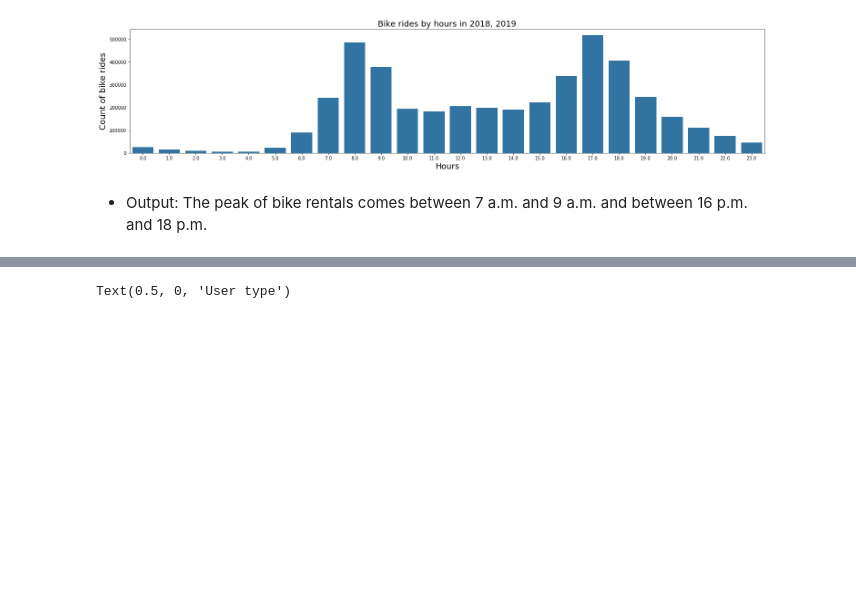
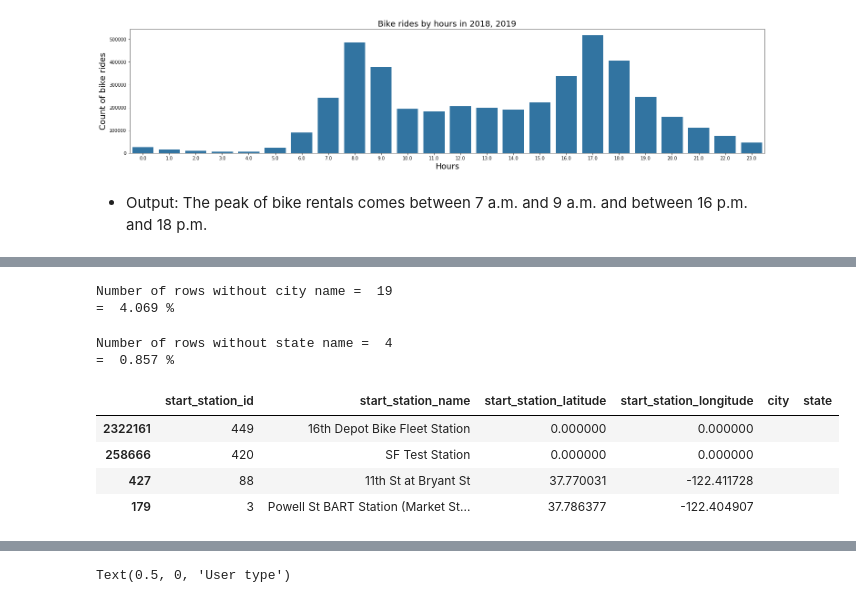
Before and after one commit to SvLaura/Bike-Rental-Dataset-Data-Analysiss., a Jupyter notebook: Exploratory_analysis_Fordgobike.ipynb, the cells around one changed output, grey strips where cells are left out. Drawn from its saved outputs; the diff is of its cells as text; code cells hidden in the pictures; blank space fills up the shorter version.

```diff
--- a/Exploratory_analysis_Fordgobike.ipynb
+++ b/Exploratory_analysis_Fordgobike.ipynb
@@ -632,0 +636,8 @@ df2_2020 = df2.query('start_year == 2020 & start_station_latitude != 0.0 & start
+# %%
+# new tbl for coord & station
+df_station = df2.loc[:,'start_station_id':'start_station_longitude']
+df_station.drop_duplicates(inplace = True)
+# %%
+#sort values and delete where start_station_id = 0, then start_station_latitude = 0
+df_station.sort_values(['start_station_id', 'start_station_latitude'], ascending=[False, False],inplace = True)
+df_station.drop_duplicates(subset='start_station_id', keep="first",inplace = True)
@@ -632,0 +672,3 @@ df2_2020 = df2.query('start_year == 2020 & start_station_latitude != 0.0 & start
+# %%
+# drop where start_station_id == 0:
+df_station.drop(437370, inplace = True)
@@ -633,11 +705,14 @@ df2_2020 = df2.query('start_year == 2020 & start_station_latitude != 0.0 & start
 # %%
-# create a new column - city:
+# create a new columns - city, state:
 
-df2_2020['city'] = ""
+df_station['city'] = ""
+df_station['state'] = ""
+err_coord = []
 
-for i in range(len(df2_2020) - 1):
-    coord = str(df2_2020['start_station_latitude'].iloc[i]) +","+str(df2_2020['start_station_longitude'].iloc[i])
-    try:
-        df2_2020['city'].iloc[i] = city_state_country(coord)
-    except:
-        print(coord)
+for i in range(len(df_station) - 1):
+    if df_station['start_station_latitude'].iloc[i] != 0:
+        coord = str(df_station['start_station_latitude'].iloc[i]) +","+str(df_station['start_station_longitude'].iloc[i])
+        try:
+            city_state_df_st(coord, i)
+        except:
+            err_coord = np.append(err_coord, coord)
@@ -654,0 +765,21 @@ df2.head(5)
+# %%
+df_station.to_csv(folder_name + '/station_db.csv', encoding='utf-8')
+print('Number of rows without city name = ', len(df_station.query('city == ""')))
+print('= ', round(100*len(df_station.query('city == ""'))/len(df_station),3),'%')
+# %% [output]
+Number of rows without city name =  19
+=  4.069 %
+# %%
+print('Number of rows without state name = ', len(df_station.query('state == ""')))
+print('= ', round(100*len(df_station.query('state == ""'))/len(df_station),3),'%')
+# %% [output]
+Number of rows without state name =  4
+=  0.857 %
+# %%
+df_station.query('state == ""')
+# %% [output]
+|  | start_station_id | start_station_name | start_station_latitude | start_station_longitude | city | state |
+| 2322161 | 449 | 16th Depot Bike Fleet Station | 0.000000 | 0.000000 |  |  |
+| 258666 | 420 | SF Test Station | 0.000000 | 0.000000 |  |  |
+| 427 | 88 | 11th St at Bryant St | 37.770031 | -122.411728 |  |  |
+| 179 | 3 | Powell St BART Station (Market St... | 37.786377 | -122.404907 |  |  |
```
Also changed, not shown: parts of 46 cells of this notebook.
